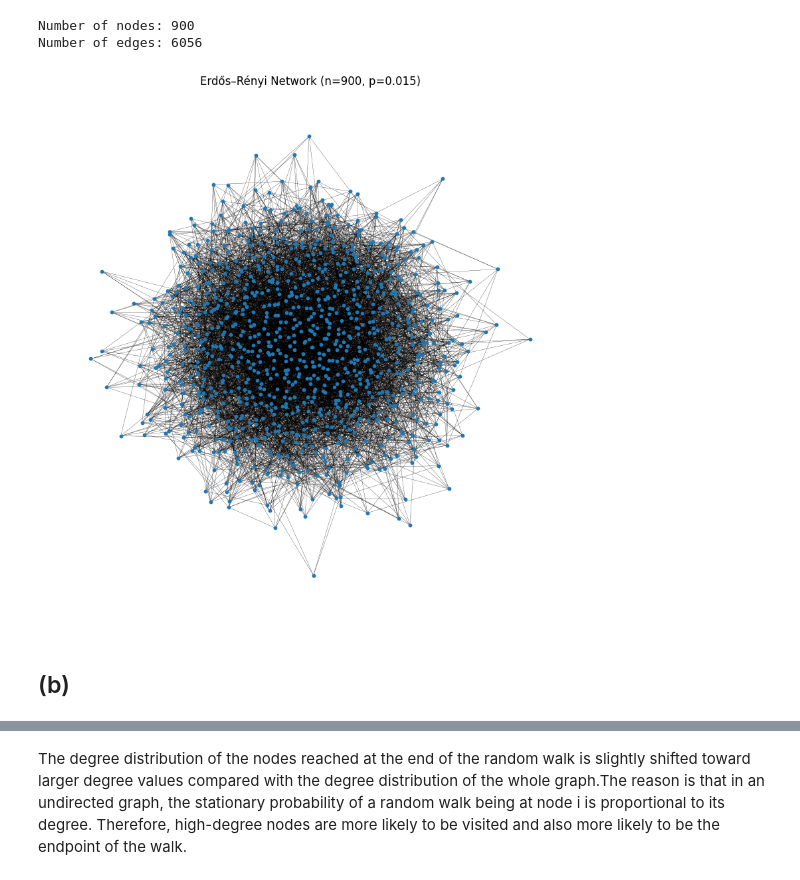
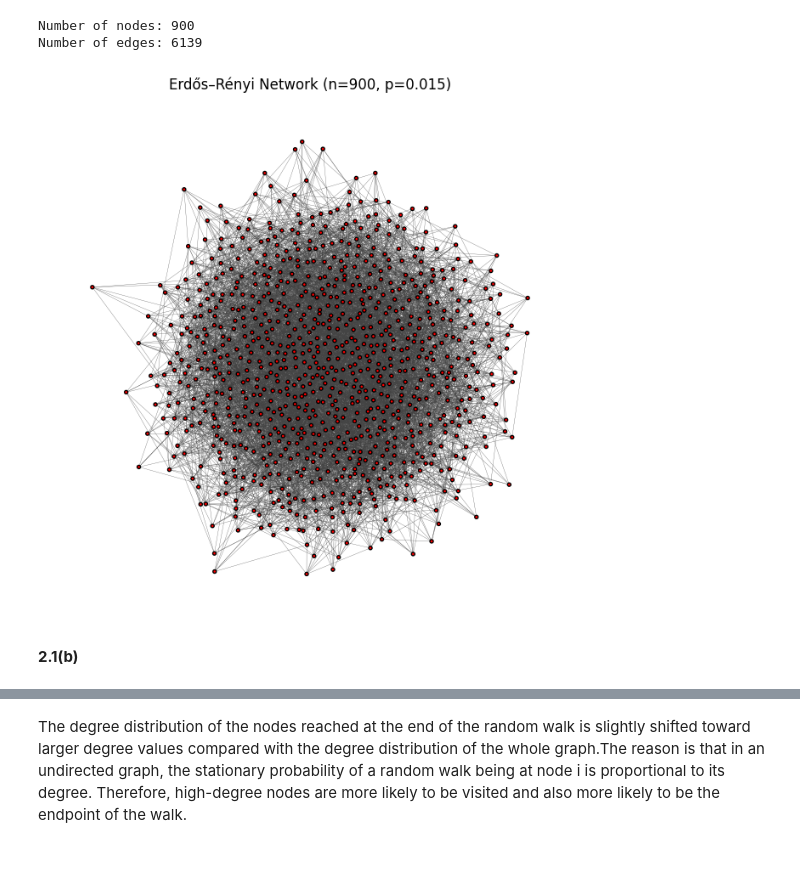
Before and after one commit to cq88661/232e-proj1, a Jupyter notebook: 232eproj1(2_1).ipynb, the cells around one changed output, grey strips where cells are left out. Saved outputs shown, nothing was run; the diff lists cells and outputs as text; code cells hidden in the pictures.

```diff
--- a/232eproj1(2_1).ipynb
+++ b/232eproj1(2_1).ipynb
@@ -5,29 +25,39 @@
 # %%
-import networkx as nx
+import igraph as ig
 import matplotlib.pyplot as plt
+import random
 
 n = 900
 p = 0.015
 
-G = nx.gnp_random_graph(n, p, seed=42)
+random.seed(42)
 
-print("Number of nodes:", G.number_of_nodes())
-print("Number of edges:", G.number_of_edges())
+g = ig.Graph.Erdos_Renyi(
+    n=n,
+    p=p,
+    directed=False,
+    loops=False
+)
 
+print("Number of nodes:", g.vcount())
+print("Number of edges:", g.ecount())
 
-plt.figure(figsize=(8, 8))
-nx.draw(
-    G,
-    node_size=10,
-    width=0.2,
-    with_labels=False
+fig, ax = plt.subplots(figsize=(8, 8))
+
+ig.plot(
+    g,
+    target=ax,
+    vertex_size=4,
+    vertex_label=None,
+    edge_width=0.2
 )
-plt.title(f"Erdős–Rényi Network (n={n}, p={p})")
+
+ax.set_title(f"Erdős–Rényi Network (n={n}, p={p})")
 plt.show()
 # %% [output]
 Number of nodes: 900
-Number of edges: 6056
+Number of edges: 6139
-[figure, old version]
+[figure, new version]
 # %% [markdown]
-## (b)
+**2.1(b)**
 # %%
```
Also changed, not shown: parts of 8 cells of this notebook.
